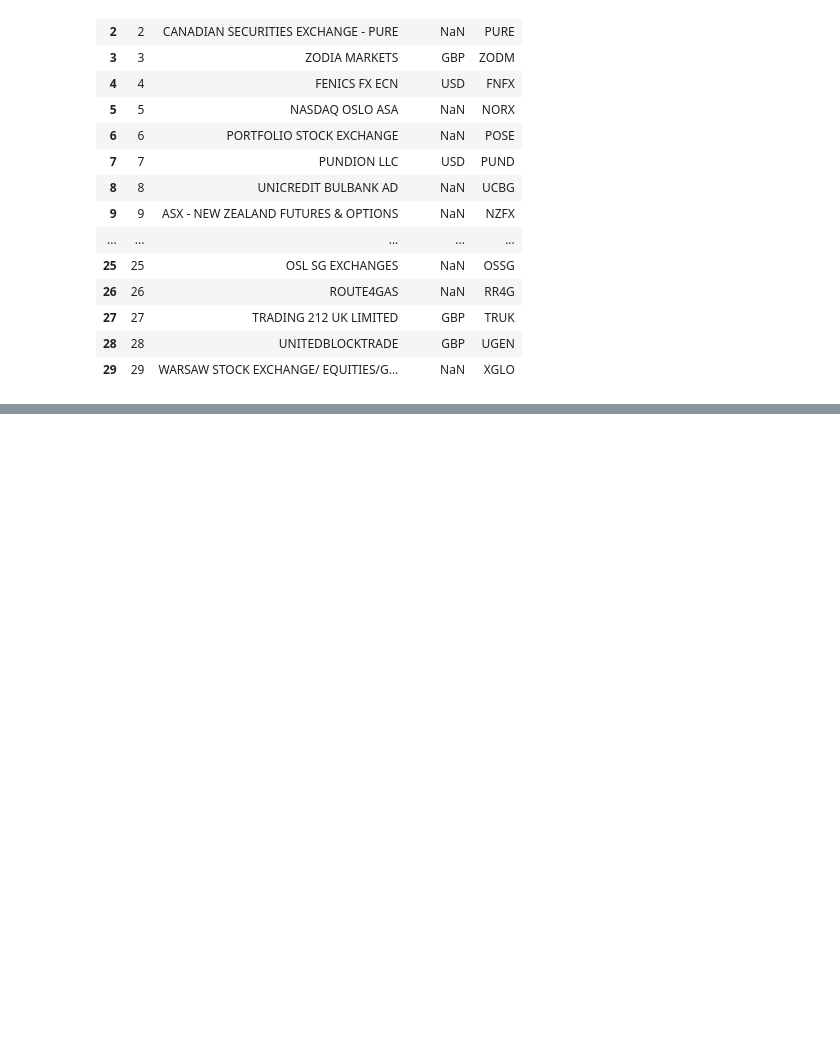
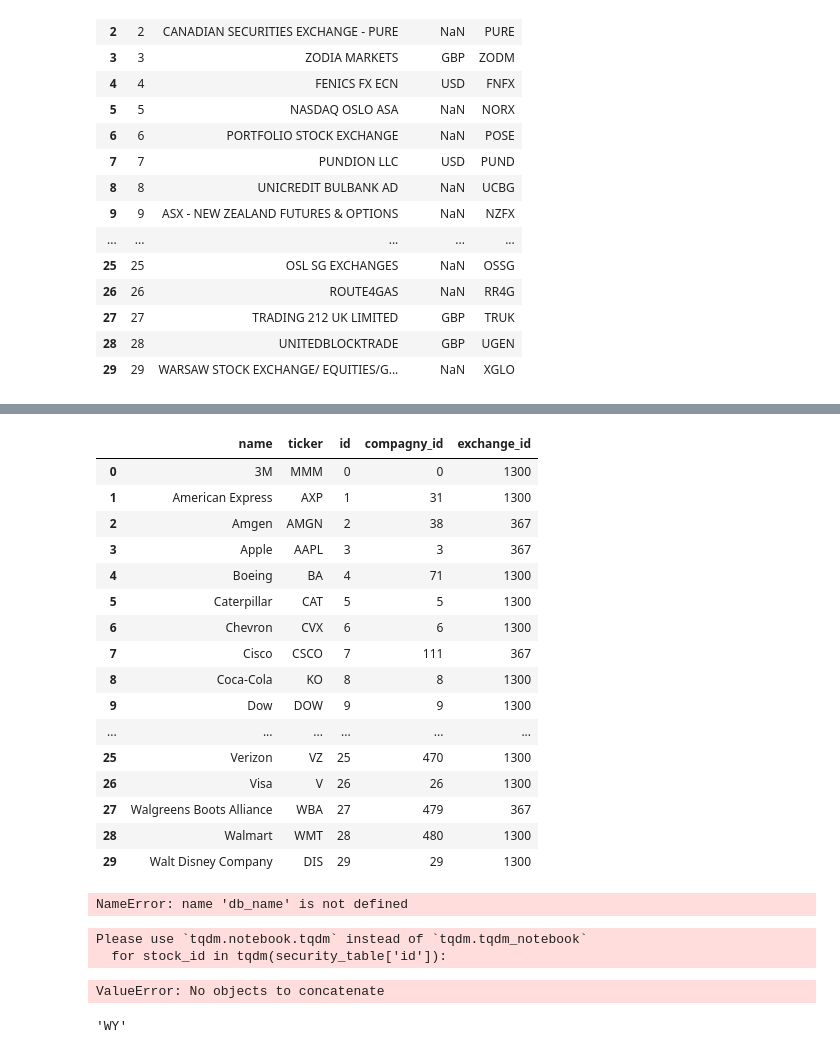
Before and after one commit to marlierecharlie/Brief_10_financial_market_database, a Jupyter notebook: Requete_sql_simplon.ipynb, the cells around one changed output, grey strips where cells are left out. Cells and saved outputs as stored; diff of their text form; code cells hidden in the pictures; blank space fills up the shorter version.

```diff
--- a/Requete_sql_simplon.ipynb
+++ b/Requete_sql_simplon.ipynb
@@ -459,12 +446,7 @@ nasdaq.head()
 #populate the exchange_id column : assign the correct exchange_id for each stock in the security table:
 # the exchange_id of the nyse stocks will be 1300
 #YOUR CODE
-a = 1300
-for i in len(nyse['Name']):
-
-    nyse['id']= i.append(1300)
-# nyse_id_mapper = dict(zip(nyse['Name'], nyse['id']))
-# security_table['exchange_id']=nyse['Name'].map(security_id_mapper)
-# security_table
-nyse['id']=1
+security_table["exchange_id"] = np.where(security_table["ticker"].isin(nyse["Symbol"].values), 1300, ""
+)
+security_table
 # %% [output]
@@ -472,29 +466,80 @@ TypeError: 'int' object is not iterable
 # %%
 #populate the exchange_id column : assign the correct exchange_id for each stock in the security table:
 # the exchange_id of  will be 1300 for the nyse stocks and 367 for the nasdaq stocks
-#YOUR CODE
-
+# #YOUR CODE
+security_table["exchange_id"] = np.where(security_table["ticker"].isin(nasdaq["Symbol"].values), 367,
+                                         security_table["exchange_id"],)
 #YOUR CODE
 security_table.head(30)
+# %% [output]
+|  | name | ticker | id | compagny_id | exchange_id |
+| 0 | 3M | MMM | 0 | 0 | 1300 |
+| 1 | American Express | AXP | 1 | 31 | 1300 |
+| 2 | Amgen | AMGN | 2 | 38 | 367 |
+| 3 | Apple | AAPL | 3 | 3 | 367 |
+| 4 | Boeing | BA | 4 | 71 | 1300 |
+| 5 | Caterpillar | CAT | 5 | 5 | 1300 |
+| 6 | Chevron | CVX | 6 | 6 | 1300 |
+| 7 | Cisco | CSCO | 7 | 111 | 367 |
+| 8 | Coca-Cola | KO | 8 | 8 | 1300 |
+| 9 | Dow | DOW | 9 | 9 | 1300 |
+| ... | ... | ... | ... | ... | ... |
+| 25 | Verizon | VZ | 25 | 470 | 1300 |
+| 26 | Visa | V | 26 | 26 | 1300 |
+| 27 | Walgreens Boots Alliance | WBA | 27 | 479 | 367 |
+| 28 | Walmart | WMT | 28 | 480 | 1300 |
+| 29 | Walt Disney Company | DIS | 29 | 29 | 1300 |
 # %%
 #save the data in the sql table security and company of the database db_name
 #YOUR CODE
+connection = sqlite3.connect(db_name)
+security_table.to_sql('security', connection, if_exists='replace', index = False)
+company_table.to_sql('compagny', connection, if_exists='replace', index = False)
+connection.close()
+# %% [output]
+NameError: name 'db_name' is not defined
 # %%
-#Extraction the prices of YAHOO: WARNING this action may take 15 min !!!
+# #Extraction the prices of YAHOO: WARNING this action may take 15 min !!!
+# from tqdm import tqdm_notebook as tqdm
+# import pandas_datareader.data as web
+# stock_pricing_dfs = []
+# for stock_id in tqdm(security_table["id"]):
+#     try:
+#         stock_pricing_df = web.DataReader(
+#             security_table.iloc[stock_id]["ticker"],
+#             start="2010-1-1",
+#             end="2020-08-31",
+#             data_source="yahoo",
+#         )
+#         stock_pricing_df["security_id"] = stock_id
+#         stock_pricing_dfs.append(stock_pricing_df)
+#     except:
+#         pass
+# security_price_table = pd.concat(stock_pricing_dfs)
+
 from tqdm import tqdm_notebook as tqdm
 import pandas_datareader.data as web
-stock_pricing_dfs = []
+
 for stock_id in tqdm(security_table['id']):
+    stock_pricing_dfs = []
     try:
         stock_pricing_df = web.DataReader(security_table.iloc[stock_id]['ticker'],
                            start='2010-1-1',
                            end='2020-08-31',
-                           data_source='yahoo')
+                           data_source='https://fr.finance.yahoo.com/')
         stock_pricing_df['security_id'] = stock_id
         stock_pricing_dfs.append(stock_pricing_df)
     except:
         pass
 security_price_table = pd.concat(stock_pricing_dfs)
+# %% [output]
+Please use `tqdm.notebook.tqdm` instead of `tqdm.tqdm_notebook`
+  for stock_id in tqdm(security_table['id']):
+ValueError: No objects to concatenate
+# %%
+security_table.iloc[stock_id]['ticker']
+# %% [output]
+'WY'
 # %%
 security_price_table.info()
 # %%
```
Also changed, not shown: parts of 14 cells of this notebook, 2 other files.
